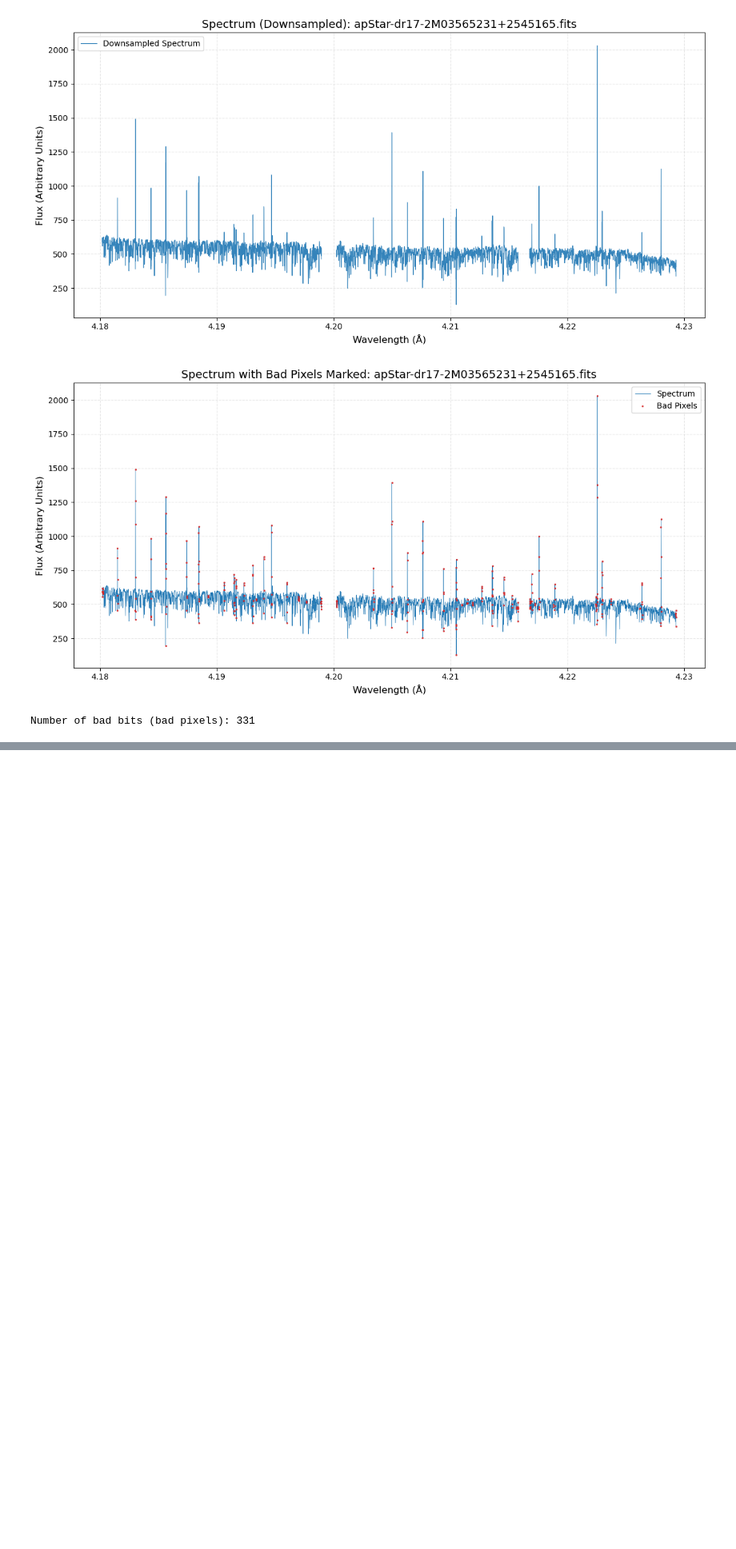
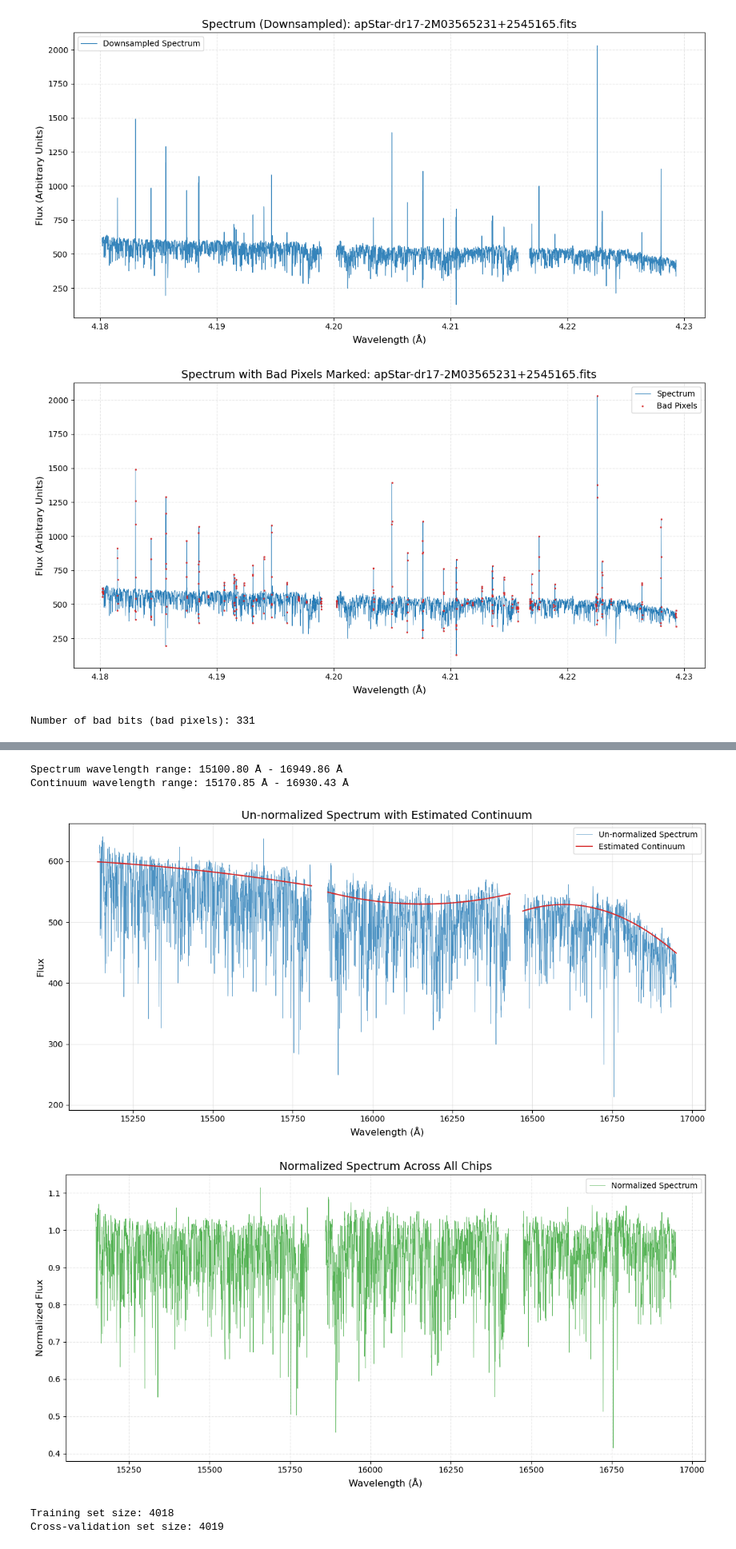
Before and after one commit to vt2211/AstroDS, a Jupyter notebook: personal_material/Lab2/Vardaan_Tekriwal_Lab2_cp1.ipynb, the cells around one changed output, grey strips where cells are left out. Shown at 80% size. Cells and saved outputs as stored; diff of their text form; code cells hidden in the pictures; blank space fills up the shorter version.

```diff
--- a/personal_material/Lab2/Vardaan_Tekriwal_Lab2_cp1.ipynb
+++ b/personal_material/Lab2/Vardaan_Tekriwal_Lab2_cp1.ipynb
@@ -426,0 +433,34 @@ Chebyshev fit successful for Chip 3.
+# %%
+if downloaded_files:
+    apstar_file_path = os.path.join(output_folder, downloaded_files[0])
+    continuum_pixels_file_path = 'lab2_data/cannon_continuum_apogee.npz'  # Update this path as needed
+    normalized_flux, wavelength = normalize_spectrum(apstar_file_path, continuum_pixels_file_path, bad_pixel_mask, plot = True)
+else:
+    print(f"No FITS files found in the directory {output_folder}.")
+# %% [output]
+Spectrum wavelength range: 15100.80 Å - 16949.86 Å
+Continuum wavelength range: 15170.85 Å - 16930.43 Å
+[figure, added]
+[figure, added]
+# %%
+def split_spectra_for_training(normalized_flux, wavelength, test_size=0.5, random_state=42):
+    # Reshape data for splitting, each spectrum has corresponding wavelengths and flux
+    flux_wavelength_data = list(zip(wavelength, normalized_flux))
+
+    # Split the data into training and cross-validation sets
+    train_set, cv_set = train_test_split(flux_wavelength_data, test_size=test_size, random_state=random_state)
+
+    # Unzip the training and cross-validation sets into separate wavelength and flux arrays
+    train_wavelength, train_flux = zip(*train_set)
+    cv_wavelength, cv_flux = zip(*cv_set)
+
+    return (train_wavelength, train_flux), (cv_wavelength, cv_flux)
+
+# Example usage: Assuming 'normalized_flux' and 'wavelength' contain the cleaned spectra data
+(train_wavelength, train_flux), (cv_wavelength, cv_flux) = split_spectra_for_training(normalized_flux, wavelength)
+
+print(f"Training set size: {len(train_flux)}")
+print(f"Cross-validation set size: {len(cv_flux)}")
+# %% [output]
+Training set size: 4018
+Cross-validation set size: 4019
```
Also changed, not shown: parts of 5 cells of this notebook, 1 other file.
